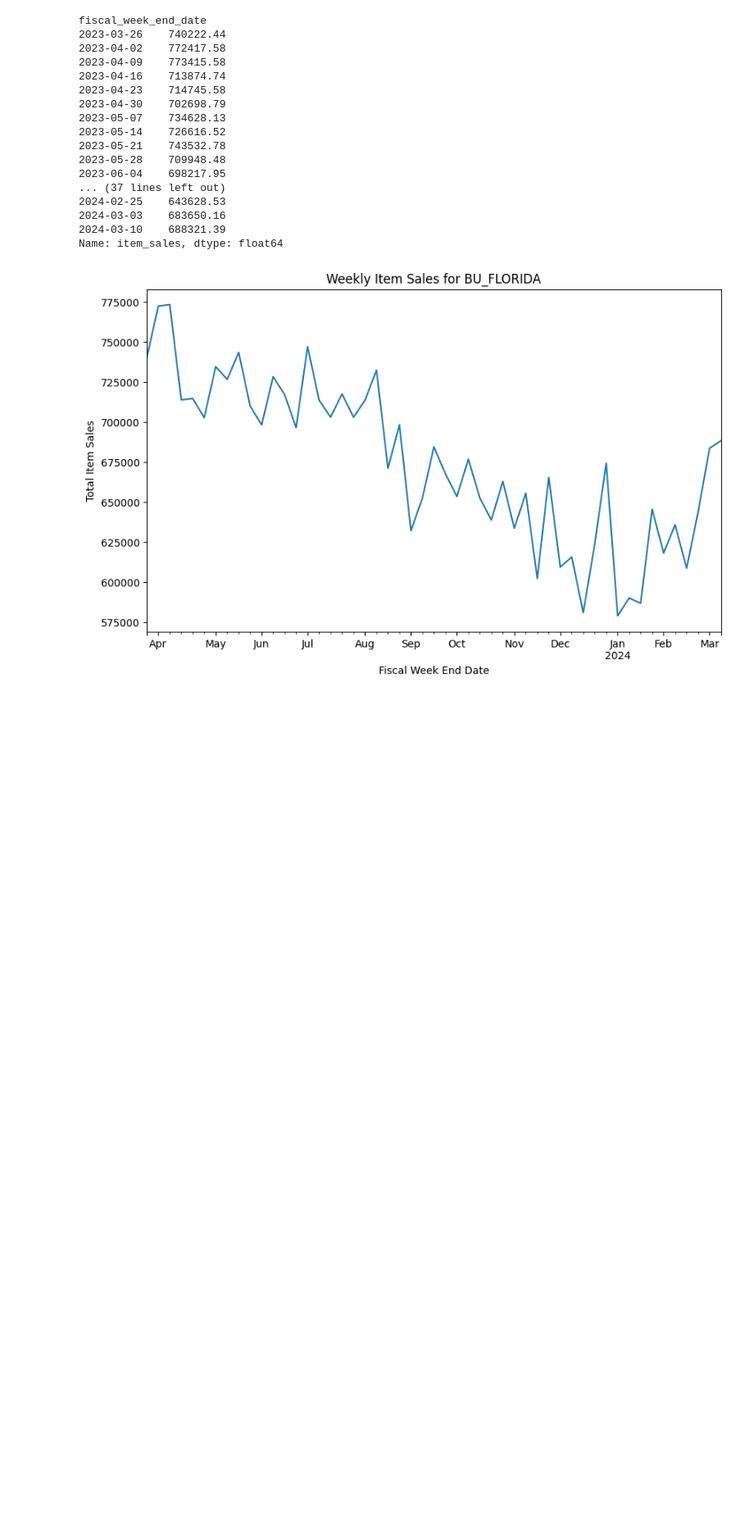
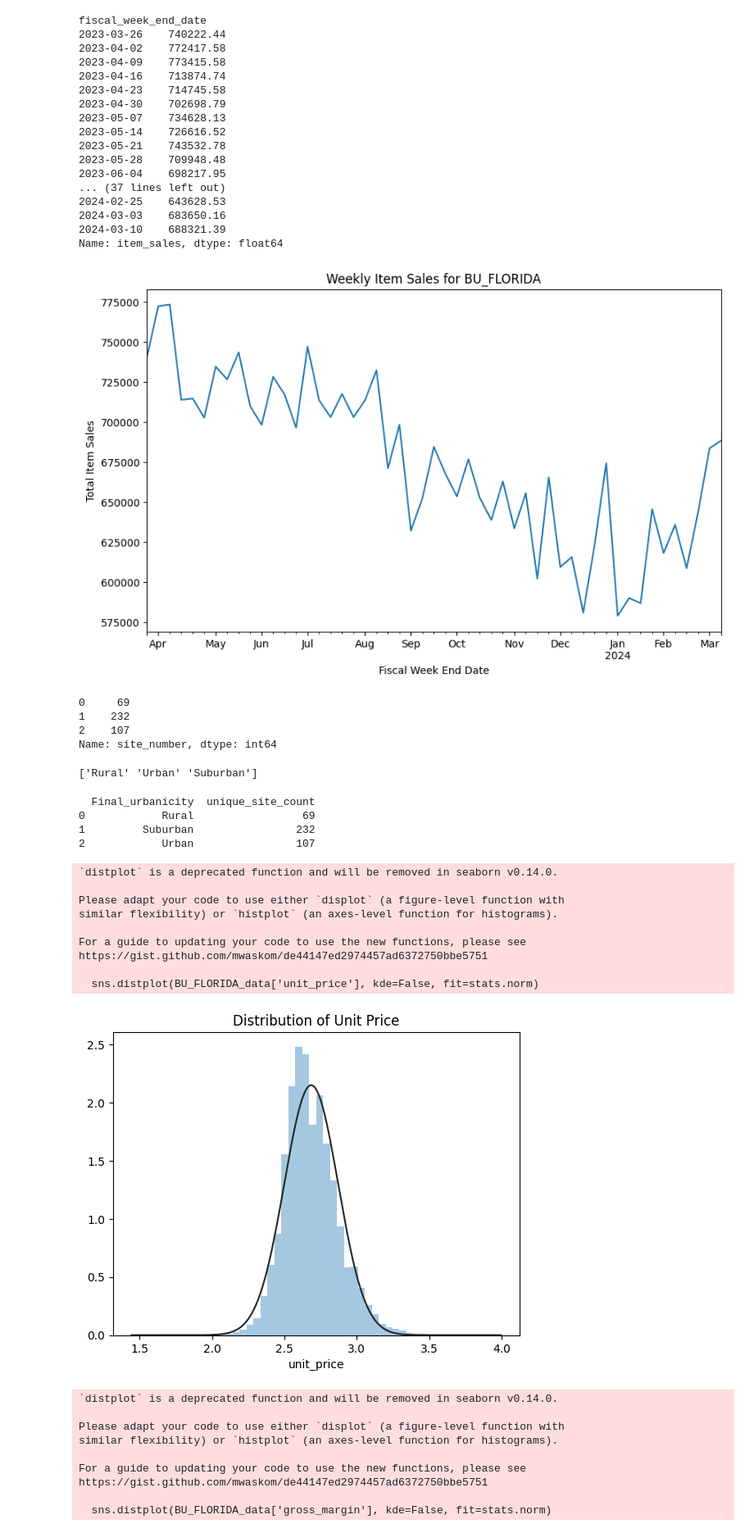
Before and after one commit to MariamAmmar/6644_Final_Project, a Jupyter notebook: BU_Florida.ipynb, the cells around one changed output. Shown at 82% size. Cells and saved outputs as stored; diff of their text form; code cells hidden in the pictures; blank space fills up the shorter version.

```diff
--- a/BU_Florida.ipynb
+++ b/BU_Florida.ipynb
@@ -303,3 +303,75 @@ plt.title('Weekly Item Sales for BU_FLORIDA')
 plt.show()
 # %% [output]
 [figure]
+# %%
+#Final_urbanicity
+
+urbanicity = (
+    BU_FLORIDA_data.groupby('Final_urbanicity')['site_number']
+    .nunique()
+    .reset_index(name='Final_urbanicity', drop=True)
+)
+
+urbanicity.head(10)
+# %% [output]
+0     69
+1    232
+2    107
+Name: site_number, dtype: int64
+# %%
+
+urban_class = BU_FLORIDA_data['Final_urbanicity'].unique()
+
+print(urban_class)
+# %% [output]
+['Rural' 'Urban' 'Suburban']
+# %%
+# how many unique site_number for each urban_class
+
+unique_site_per_urbanicity = (
+    BU_FLORIDA_data.groupby('Final_urbanicity')['site_number']
+    .nunique()
+    .reset_index(name='unique_site_count')
+)
+
+print(unique_site_per_urbanicity)
+# %% [output]
+  Final_urbanicity  unique_site_count
+0            Rural                 69
+1         Suburban                232
+2            Urban                107
+# %%
+# check normality for unit_price and gross_margin.
+
+# Check normality for unit_price
+sns.distplot(BU_FLORIDA_data['unit_price'], kde=False, fit=stats.norm)
+plt.title('Distribution of Unit Price')
+plt.show()
+
+# Check normality for gross_margin
+sns.distplot(BU_FLORIDA_data['gross_margin'], kde=False, fit=stats.norm)
+plt.title('Distribution of Gross Margin')
+plt.show()
+
+# Conclusion:
+# The distribution of unit_price and gross_margin are not normal. They are skewed to the right. This means that there are more data points with lower values than with higher values.
+# %% [output]
+`distplot` is a deprecated function and will be removed in seaborn v0.14.0.
+
+Please adapt your code to use either `displot` (a figure-level function with
+similar flexibility) or `histplot` (an axes-level function for histograms).
+
+For a guide to updating your code to use the new functions, please see
+https://gist.github.com/mwaskom/de44147ed2974457ad6372750bbe5751
+
+  sns.distplot(BU_FLORIDA_data['unit_price'], kde=False, fit=stats.norm)
+[figure, added]
+`distplot` is a deprecated function and will be removed in seaborn v0.14.0.
+
+Please adapt your code to use either `displot` (a figure-level function with
+similar flexibility) or `histplot` (an axes-level function for histograms).
+
+For a guide to updating your code to use the new functions, please see
+https://gist.github.com/mwaskom/de44147ed2974457ad6372750bbe5751
+
+  sns.distplot(BU_FLORIDA_data['gross_margin'], kde=False, fit=stats.norm)
```
Also changed, not shown: parts of 3 cells of this notebook.
